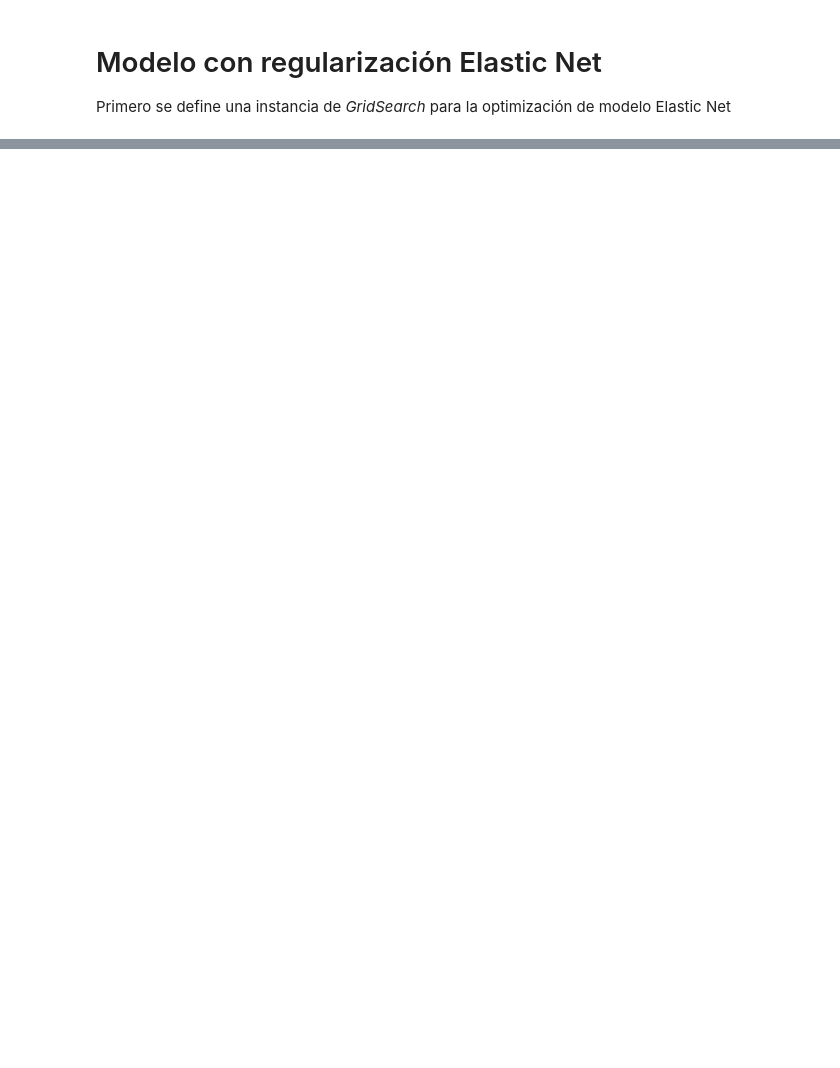
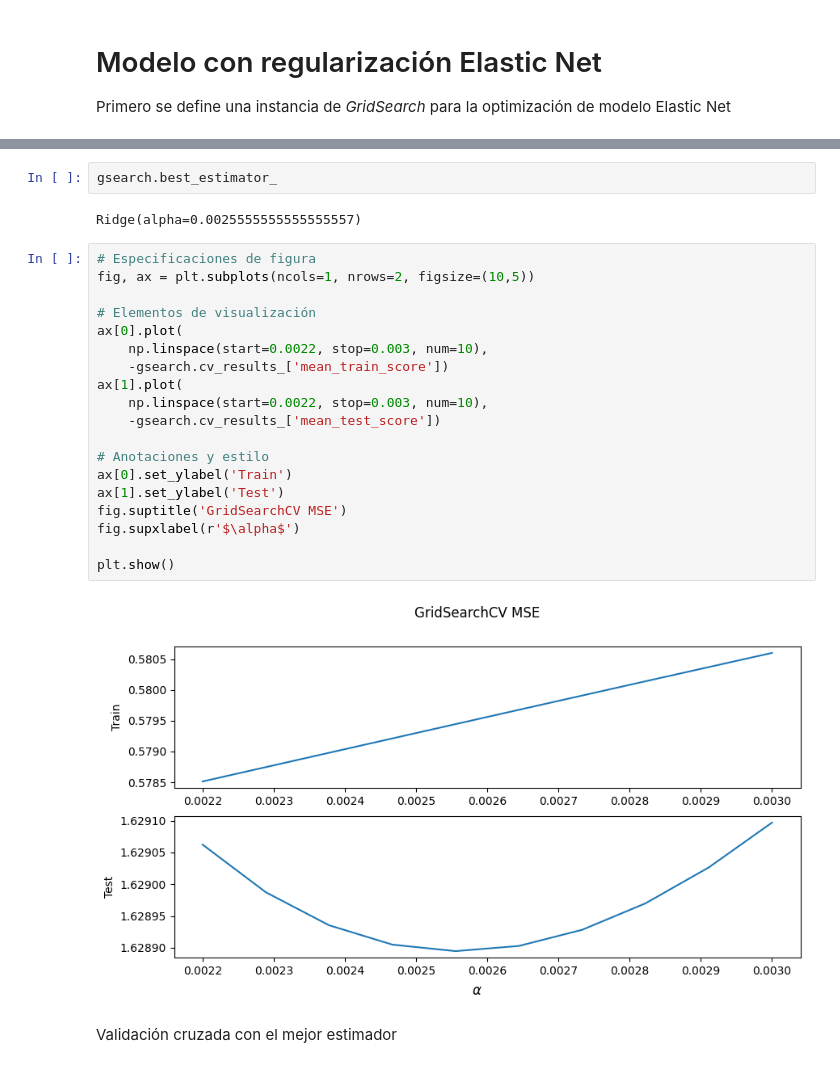
Before and after one commit to CAMM961001/estancia, a Jupyter notebook: notebooks/01_ols_regression.ipynb, the cells around one changed output, grey strips where cells are left out. Saved outputs shown, nothing was run; the diff lists cells and outputs as text; blank space fills up the shorter version.

Commit message:
Regularización Ridge alphas pequeñas

```diff
--- a/notebooks/01_ols_regression.ipynb
+++ b/notebooks/01_ols_regression.ipynb
@@ -482,0 +506,27 @@ ElasticNet(alpha=0.01, l1_ratio=0.0)
+# %%
+gsearch.best_estimator_
+# %% [output]
+Ridge(alpha=0.0025555555555555557)
+# %%
+# Especificaciones de figura
+fig, ax = plt.subplots(ncols=1, nrows=2, figsize=(10,5))
+
+# Elementos de visualización
+ax[0].plot(
+    np.linspace(start=0.0022, stop=0.003, num=10),
+    -gsearch.cv_results_['mean_train_score'])
+ax[1].plot(
+    np.linspace(start=0.0022, stop=0.003, num=10),
+    -gsearch.cv_results_['mean_test_score'])
+
+# Anotaciones y estilo
+ax[0].set_ylabel('Train')
+ax[1].set_ylabel('Test')
+fig.suptitle('GridSearchCV MSE')
+fig.supxlabel(r'$\alpha$')
+
+plt.show()
+# %% [output]
+[figure, added]
+# %% [markdown]
+Validación cruzada con el mejor estimador
```
Also changed, not shown: parts of 42 cells of this notebook.
